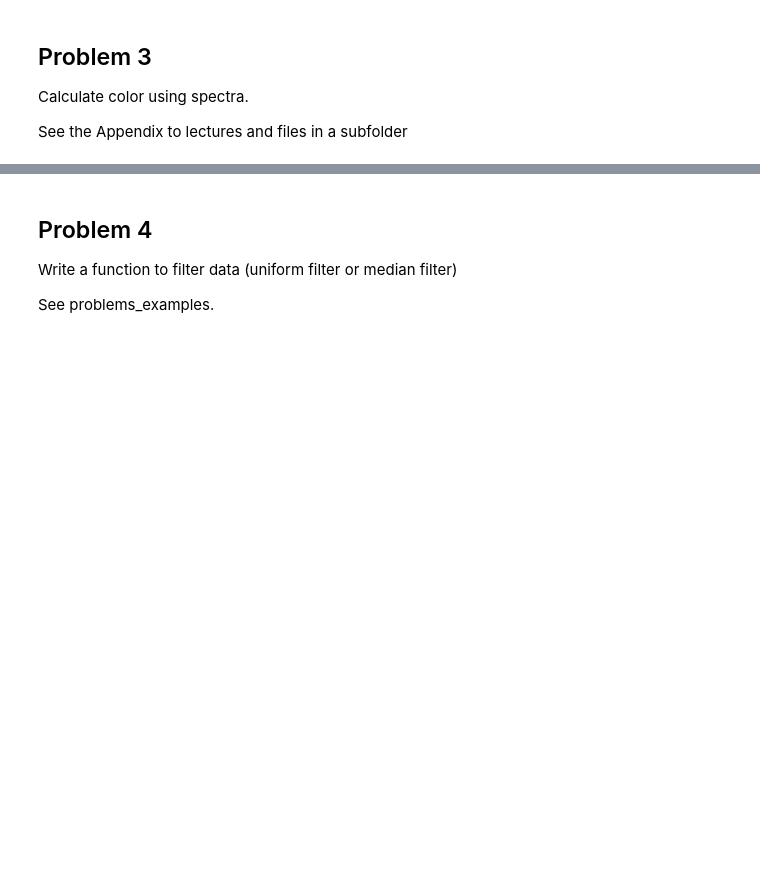
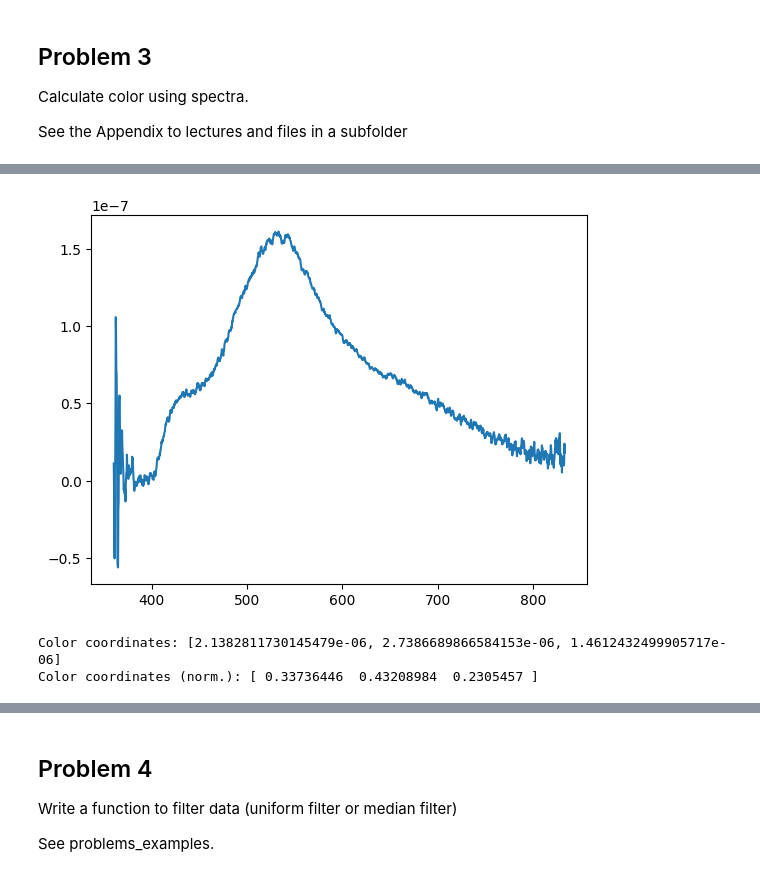
Before and after one commit to qrspeter/cust_itmo_2024, a Jupyter notebook: practices/practice_08.ipynb, the cells around one changed output, grey strips where cells are left out. Drawn from its saved outputs; the diff is of its cells as text; code cells hidden in the pictures; blank space fills up the shorter version.

```diff
--- a/practices/practice_08.ipynb
+++ b/practices/practice_08.ipynb
@@ -65,0 +122,33 @@ See the Appendix to lectures and files in a subfolder
+# %%
+cie1931 = 'lin2012xyz2e_5_7sf.csv'
+spr = 'led6p3_12v0052.ISD'
+
+path = './practice_8_data/color/csv/'
+
+
+sen = np.loadtxt(path + cie1931, delimiter=',')
+spec = np.loadtxt(path + spr, delimiter='\t', skiprows=216)
+
+plt.plot(spec[:, 0],spec[:, 1])
+plt.show()
+# %% [output]
+[figure, added]
+# %%
+spec_int = np.interp(sen[:,0], spec[:, 0], spec[:, 1])
+
+comp =[]
+for i in range(3):
+    comp1 = spec_int*sen[:, i + 1]
+    x = np.sum(comp1)
+    comp.append(x)
+
+print("Color coordinates:", comp)
+
+comp = np.array(comp)
+
+comp = comp/np.sum(comp)
+
+print("Color coordinates (norm.):", comp)
+# %% [output]
+Color coordinates: [2.1382811730145479e-06, 2.7386689866584153e-06, 1.4612432499905717e-06]
+Color coordinates (norm.): [ 0.33736446  0.43208984  0.2305457 ]
```
Also changed, not shown: parts of 8 cells of this notebook, 33 other files.
